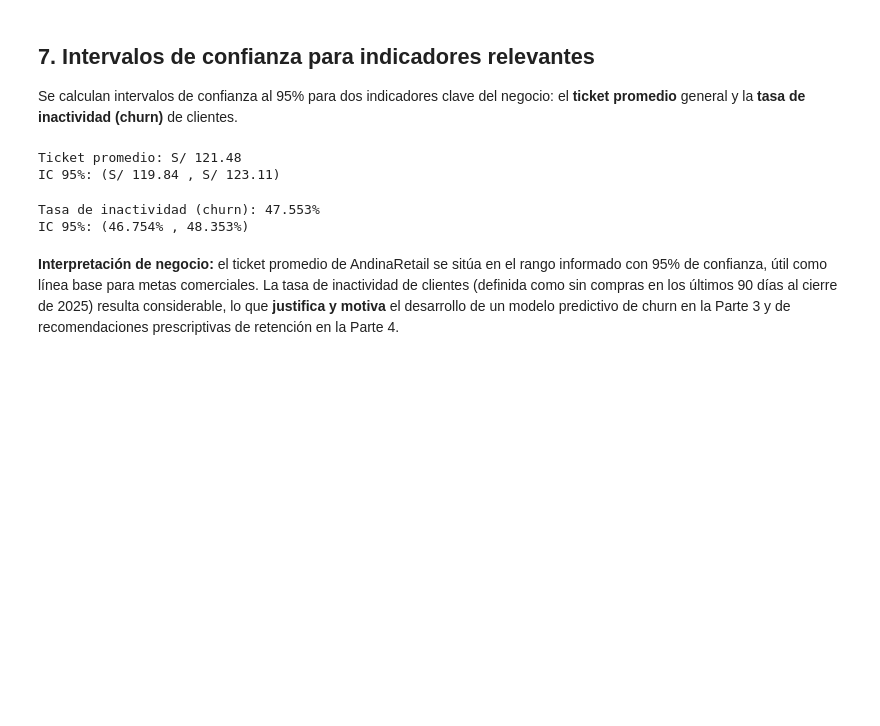
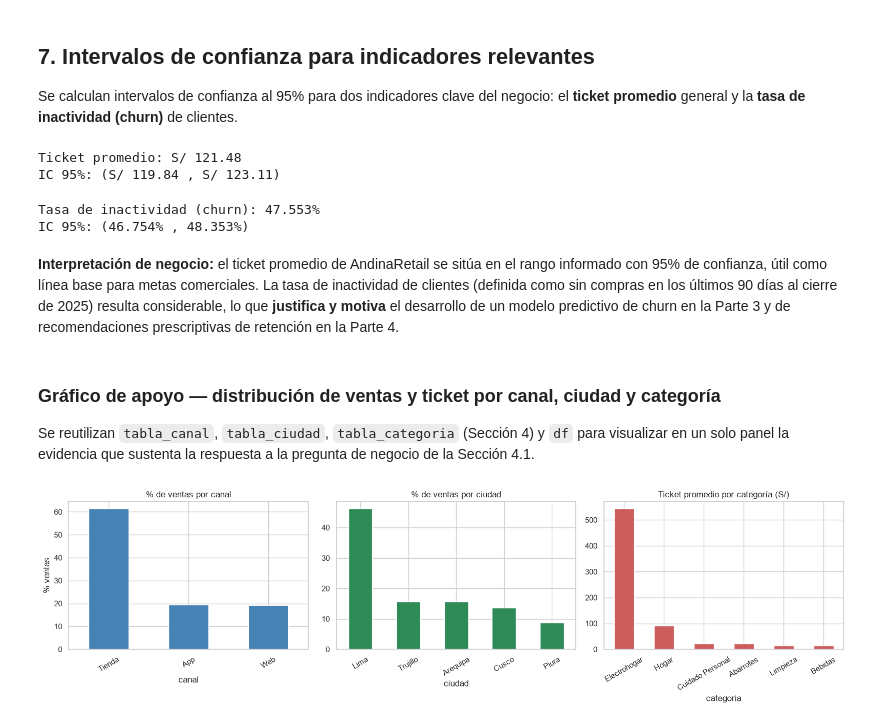
Before and after one commit to diegoam11/proyecto-andinaretail, a Jupyter notebook: notebooks/01_estadistica.ipynb, the cells around one changed output. Cells and saved outputs as stored; diff of their text form; code cells hidden in the pictures; blank space fills up the shorter version.

```diff
--- a/notebooks/01_estadistica.ipynb
+++ b/notebooks/01_estadistica.ipynb
@@ -468,5 +528,32 @@ compras en los últimos 90 días al cierre de 2025) resulta considerable, lo
 que **justifica y motiva** el desarrollo de un modelo predictivo de churn
 en la Parte 3 y de recomendaciones prescriptivas de retención en la
 Parte 4.
+# %% [markdown]
+### Gráfico de apoyo — distribución de ventas y ticket por canal, ciudad y categoría
+
+Se reutilizan `tabla_canal`, `tabla_ciudad`, `tabla_categoria` (Sección 4) y
+`df` para visualizar en un solo panel la evidencia que sustenta la
+respuesta a la pregunta de negocio de la Sección 4.1.
+# %%
+fig, axes = plt.subplots(1, 3, figsize=(16, 4.5))
+
+tabla_canal.sort_values(ascending=False).plot(kind="bar", ax=axes[0], color="steelblue")
+axes[0].set_title("% de ventas por canal")
+axes[0].set_ylabel("% ventas")
+
+tabla_ciudad.sort_values(ascending=False).plot(kind="bar", ax=axes[1], color="seagreen")
+axes[1].set_title("% de ventas por ciudad")
+
+df.groupby("categoria")["monto_total"].mean().sort_values(ascending=False).plot(
+    kind="bar", ax=axes[2], color="indianred"
+)
+axes[2].set_title("Ticket promedio por categoría (S/)")
+
+for ax in axes:
+    ax.tick_params(axis="x", rotation=30)
+plt.tight_layout()
+plt.show()
+# %% [output]
+[figure, added]
 # %% [markdown]
 ## 8. Conclusiones de la Parte 1
```
Also changed, not shown: parts of 9 cells of this notebook, 6 other files.
